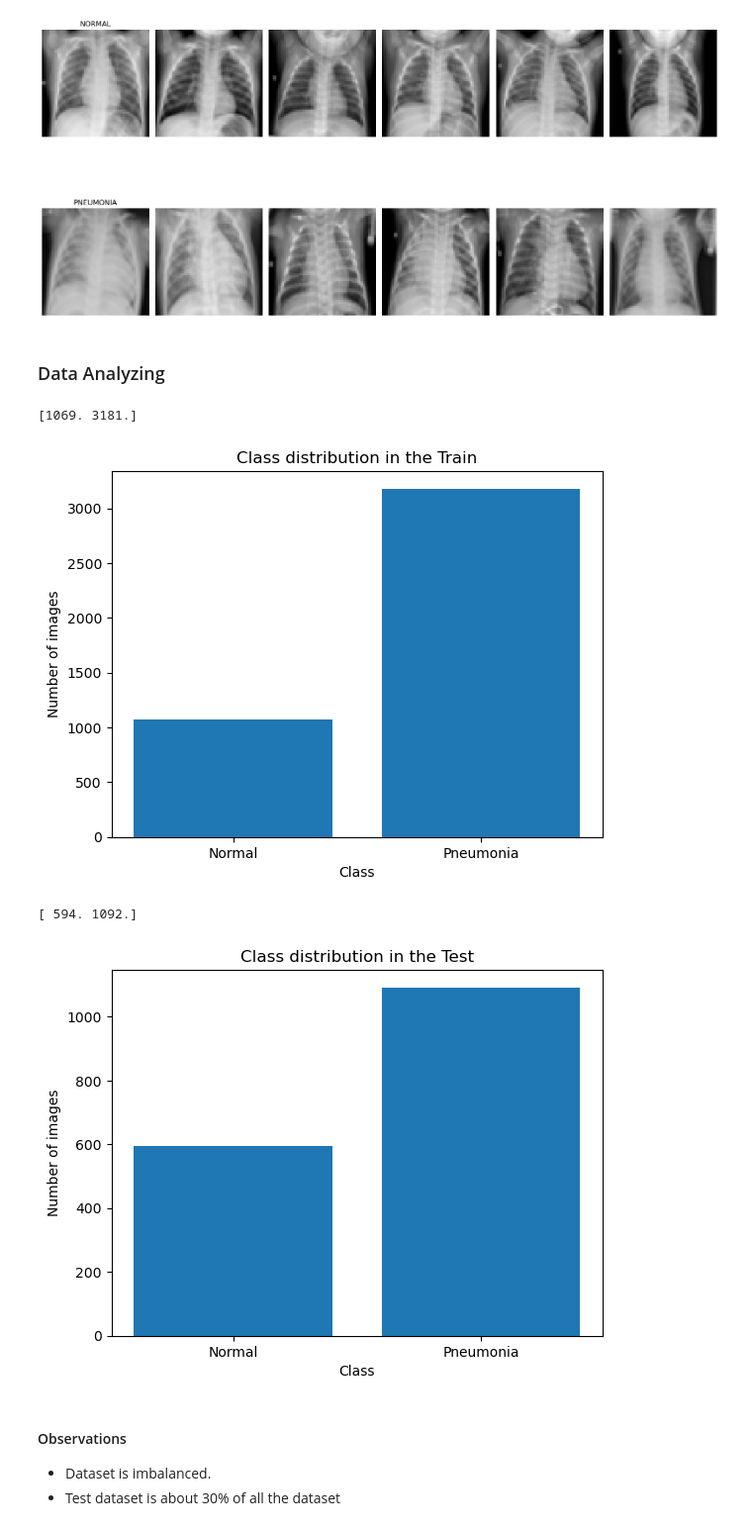
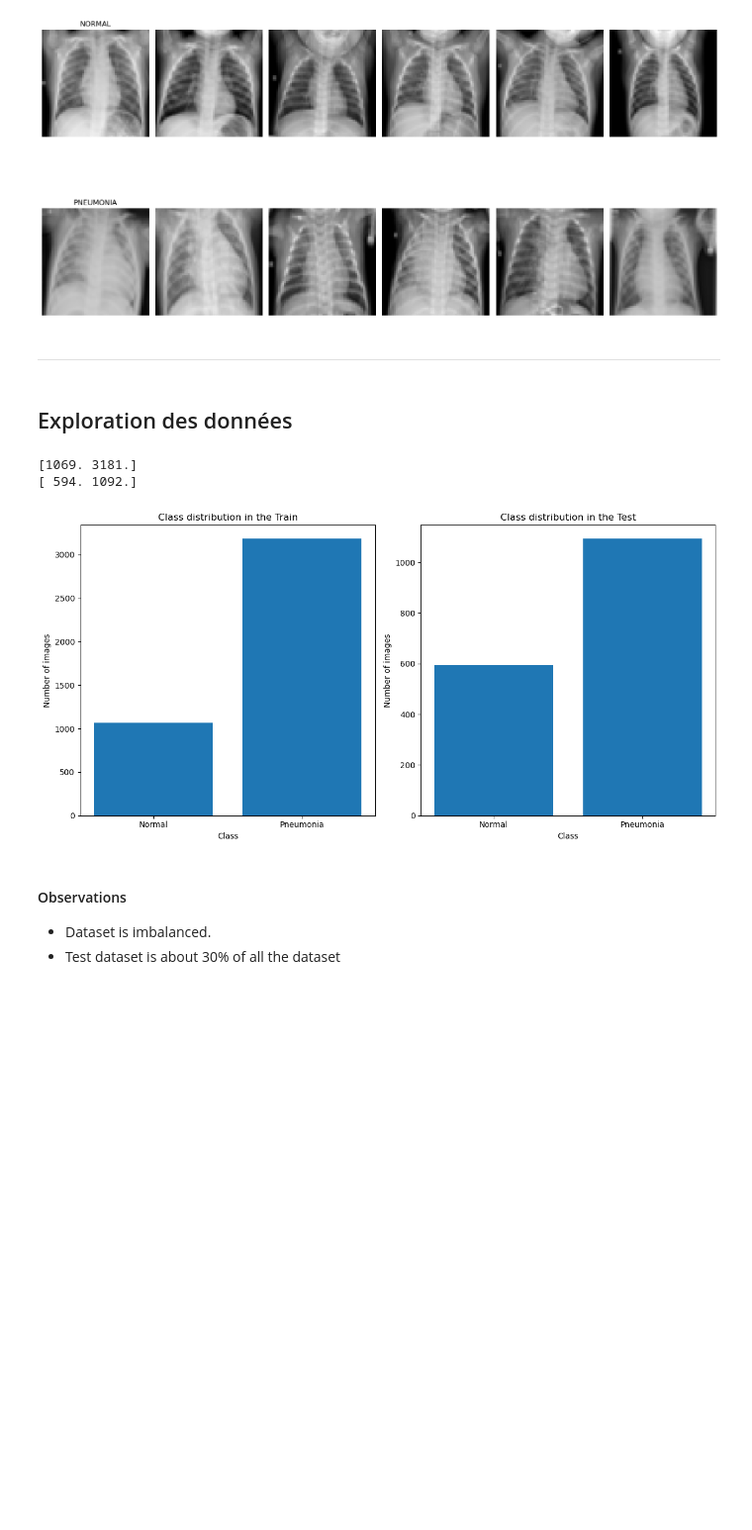
Before and after one commit to CHENNI-Nidhaleddine/CHEST_CANCER_PREDICTION, a Jupyter notebook: index.ipynb, the cells around one changed output. Shown at 99% size. Drawn from its saved outputs; the diff is of its cells as text; code cells hidden in the pictures; blank space fills up the shorter version.

```diff
--- a/index.ipynb
+++ b/index.ipynb
@@ -58,30 +79,41 @@ plt.tight_layout()
 plt.show()
 # %% [output]
 [figure]
+# %% [markdown]
+<hr/>
 # %% [markdown]
-### Data Analyzing
+## Exploration des données
 # %%
-def visualize_class_distribution(data, title):
-    nb_classes = np.zeros(len(data.classes))
-    # print(nb_classes)
-    for _, y in data:
-        nb_classes[y] += 1
+data=train_dataset
+title="Train"
+nb_classes = np.zeros(len(data.classes))
+for _, y in data:
+    nb_classes[y] += 1
+print(nb_classes)
+fig, (ax1, ax2) = plt.subplots(1, 2, figsize=(12, 6))
 
-    print(nb_classes)
-    plt.bar(["Normal","Pneumonia"],nb_classes)
-    plt.xlabel("Class")
-    plt.ylabel("Number of images")
-    plt.title(f"Class distribution in the {title}")
-    plt.show()
+ax1.bar(["Normal","Pneumonia"], nb_classes)
+ax1.set_xlabel("Class")
+ax1.set_ylabel("Number of images")
+ax1.set_title(f"Class distribution in the {title}")
 
+data=test_dataset
+title="Test"
+nb_classes = np.zeros(len(data.classes))
+for _, y in data:
+    nb_classes[y] += 1
+print(nb_classes)
+ax2.bar(["Normal","Pneumonia"], nb_classes)
+ax2.set_xlabel("Class")
+ax2.set_ylabel("Number of images")
+ax2.set_title(f"Class distribution in the {title}")
 
-visualize_class_distribution(train_dataset, "Train")
-visualize_class_distribution(test_dataset, "Test")
+plt.tight_layout()
+plt.show()
 # %% [output]
 [1069. 3181.]
+[ 594. 1092.]
-[figure, old version]
+[figure, new version]
-[ 594. 1092.]
-[figure, removed]
 # %% [markdown]
 #### Observations
 <ul><li>Dataset is imbalanced.
```
Also changed, not shown: parts of 21 cells of this notebook, 2 other files.
